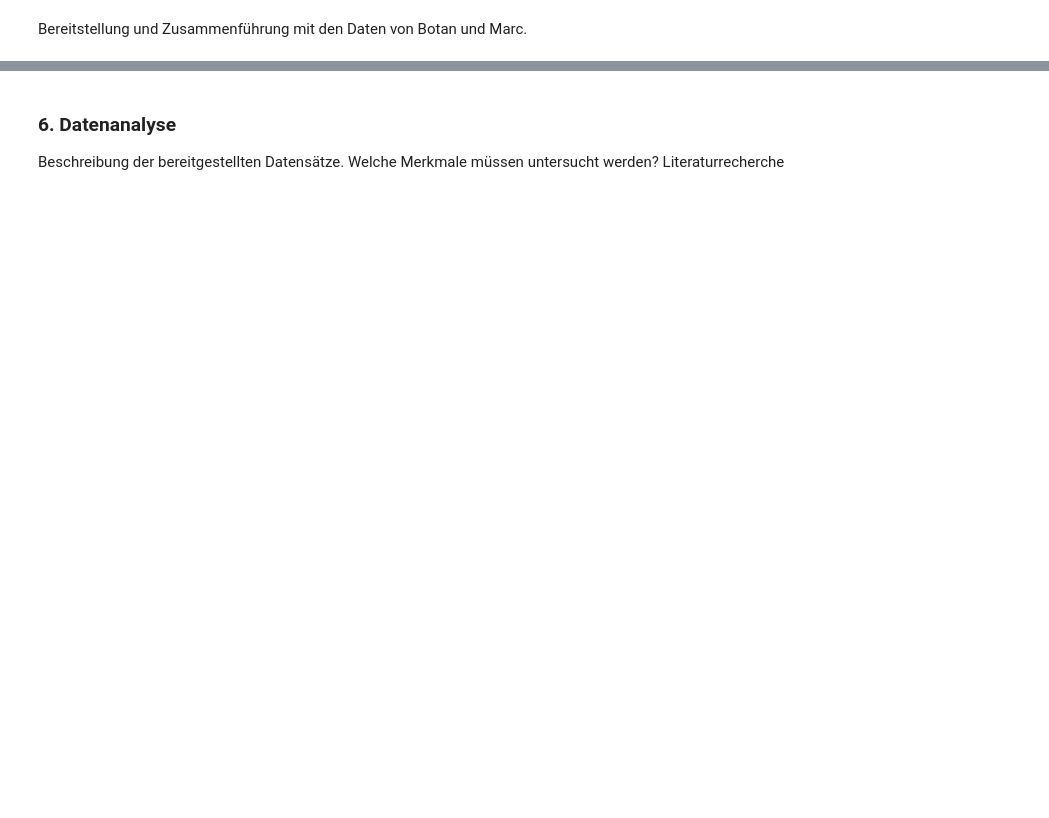
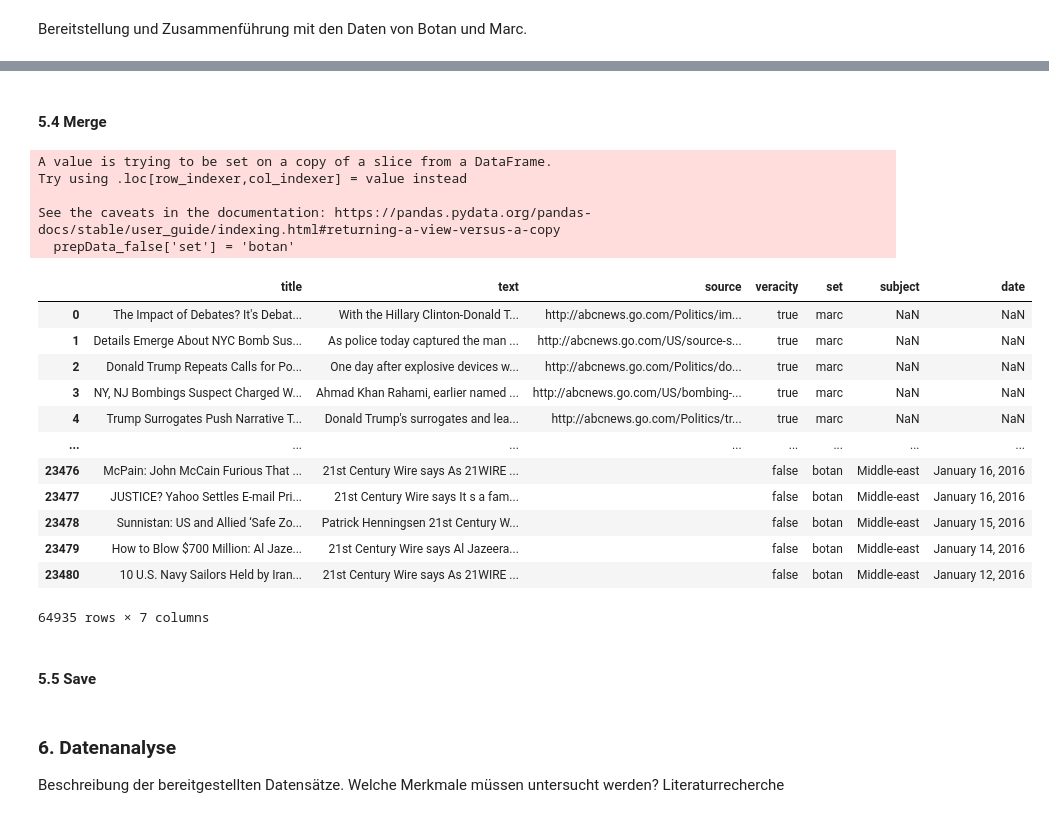
Before and after one commit to BotanB/Python_for_DS_FakeNewsDetection, a Jupyter notebook: Notebooks/Final_Project.ipynb, the cells around one changed output, grey strips where cells are left out. Drawn from its saved outputs; the diff is of its cells as text; code cells hidden in the pictures; blank space fills up the shorter version.

```diff
--- a/Notebooks/Final_Project.ipynb
+++ b/Notebooks/Final_Project.ipynb
@@ -163,0 +285,3 @@ Bereitstellung und Zusammenführung mit den Daten von Botan und Marc.
+# %%
+rawData_false= pd.read_csv ("../DataSet/Kaggle/Fake.csv")
+rawData_false.head()
@@ -163,0 +295,4 @@ Bereitstellung und Zusammenführung mit den Daten von Botan und Marc.
+# %%
+prepData_false= rawData_false
+prepData_false["veracity"]= "false"
+prepData_false.head()
@@ -163,0 +306,4 @@ Bereitstellung und Zusammenführung mit den Daten von Botan und Marc.
+# %%
+prepData_false["source"]= ""
+prepData_false= prepData_false[['title','text','source','veracity','subject','date']]
+prepData_false.head()
@@ -163,0 +317,34 @@ Bereitstellung und Zusammenführung mit den Daten von Botan und Marc.
+# %% [markdown]
+#### 5.4 Merge
+# %%
+dfnewsfinal['set'] = 'nadja'
+df['set'] = 'marc'
+prepData_true_1['set'] = 'botan'
+prepData_false['set'] = 'botan'
+# %% [output]
+A value is trying to be set on a copy of a slice from a DataFrame.
+Try using .loc[row_indexer,col_indexer] = value instead
+
+See the caveats in the documentation: https://pandas.pydata.org/pandas-docs/stable/user_guide/indexing.html#returning-a-view-versus-a-copy
+  prepData_false['set'] = 'botan'
+# %%
+end_df = df.append(dfnewsfinal)
+end_df = end_df.append(prepData_true_1)
+end_df = end_df.append(prepData_false)
+end_df
+# %% [output]
+|  | title | text | source | veracity | set | subject | date |
+| 0 | The Impact of Debates? It's Debat... | With the Hillary Clinton-Donald T... | http://abcnews.go.com/Politics/im... | true | marc | NaN | NaN |
+| 1 | Details Emerge About NYC Bomb Sus... | As police today captured the man ... | http://abcnews.go.com/US/source-s... | true | marc | NaN | NaN |
+| 2 | Donald Trump Repeats Calls for Po... | One day after explosive devices w... | http://abcnews.go.com/Politics/do... | true | marc | NaN | NaN |
+| 3 | NY, NJ Bombings Suspect Charged W... | Ahmad Khan Rahami, earlier named ... | http://abcnews.go.com/US/bombing-... | true | marc | NaN | NaN |
+| 4 | Trump Surrogates Push Narrative T... | Donald Trump's surrogates and lea... | http://abcnews.go.com/Politics/tr... | true | marc | NaN | NaN |
+| ... | ... | ... | ... | ... | ... | ... | ... |
+| 23476 | McPain: John McCain Furious That ... | 21st Century Wire says As 21WIRE ... |  | false | botan | Middle-east | January 16, 2016 |
+| 23477 | JUSTICE? Yahoo Settles E-mail Pri... | 21st Century Wire says It s a fam... |  | false | botan | Middle-east | January 16, 2016 |
+| 23478 | Sunnistan: US and Allied ‘Safe Zo... | Patrick Henningsen 21st Century W... |  | false | botan | Middle-east | January 15, 2016 |
+| 23479 | How to Blow $700 Million: Al Jaze... | 21st Century Wire says Al Jazeera... |  | false | botan | Middle-east | January 14, 2016 |
+| 23480 | 10 U.S. Navy Sailors Held by Iran... | 21st Century Wire says As 21WIRE ... |  | false | botan | Middle-east | January 12, 2016 |
+64935 rows × 7 columns
+# %% [markdown]
+#### 5.5 Save
```
Also changed, not shown: parts of 26 cells of this notebook, 2 other files.
